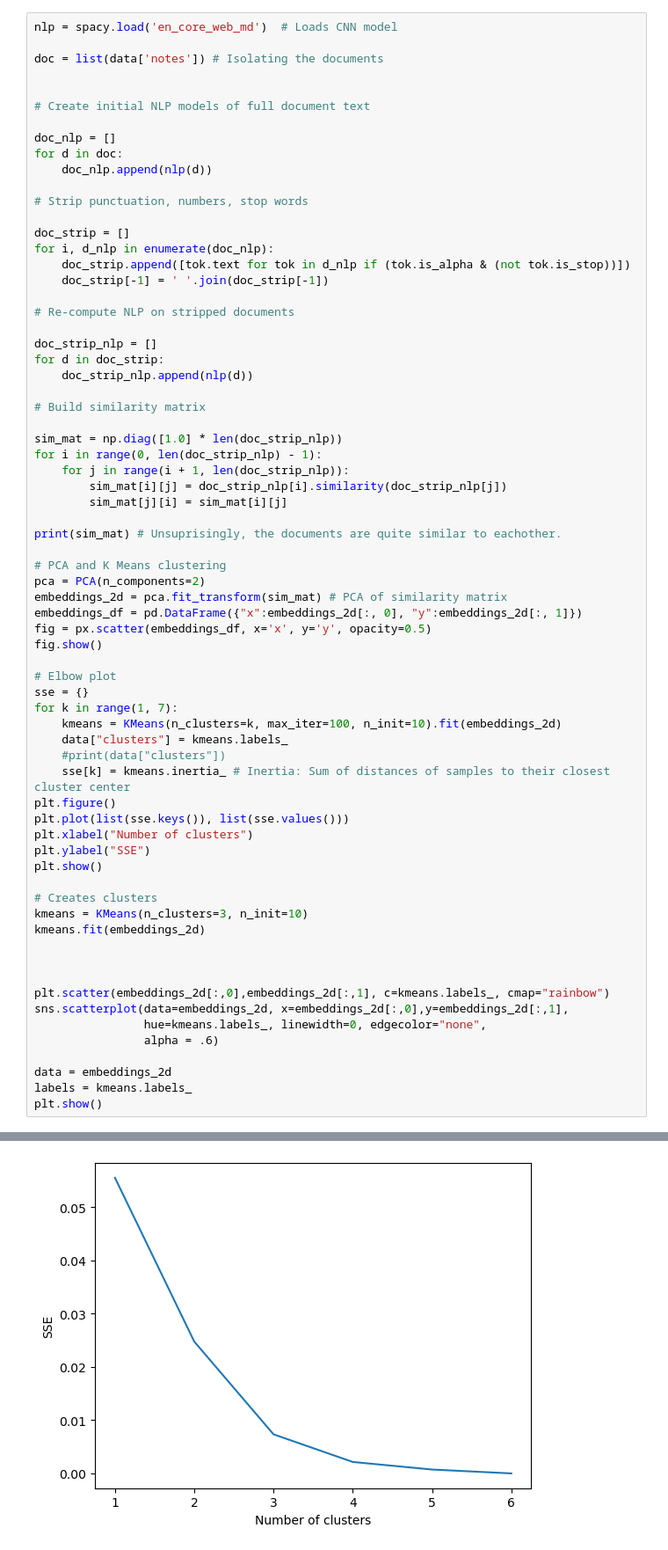
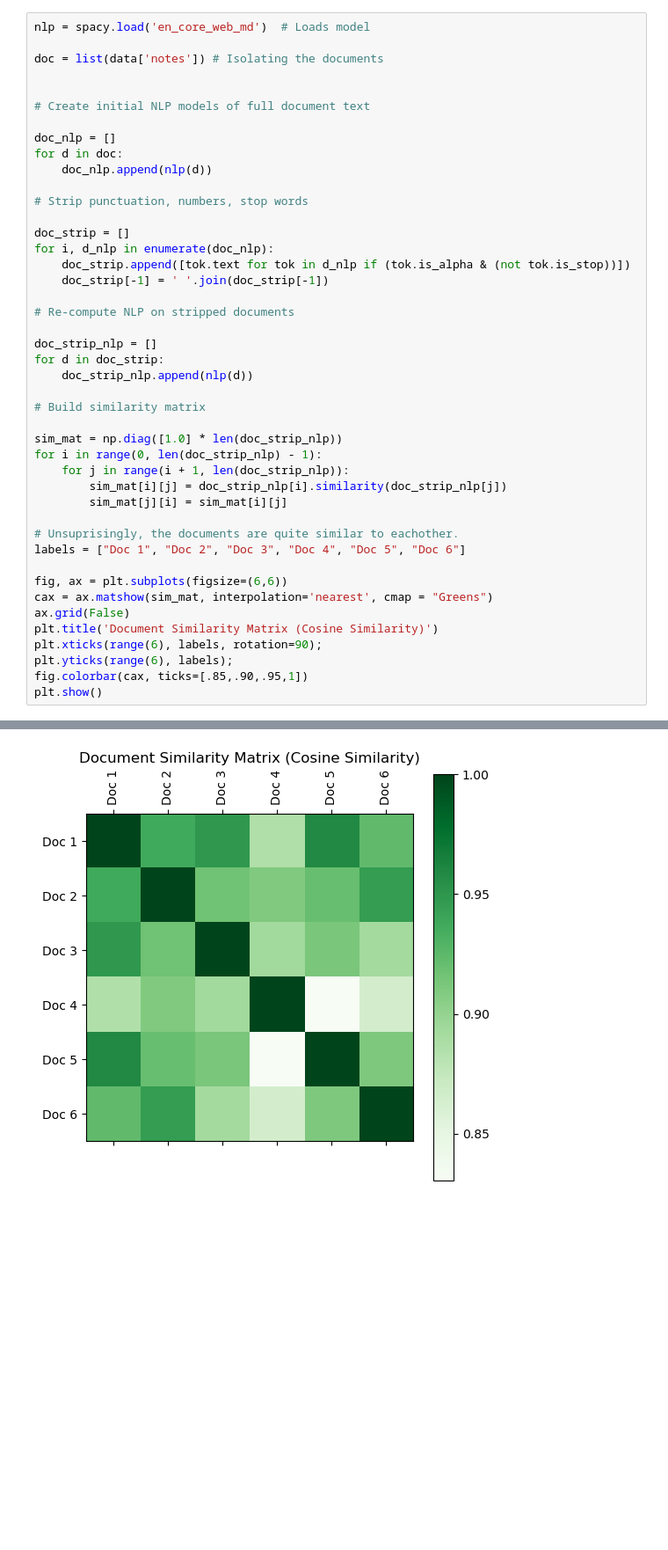
Before and after one commit to brown-science/LinkedIn-NLP, a Jupyter notebook: main.ipynb, the cells around one changed output, grey strips where cells are left out. Shown at 88% size. Drawn from its saved outputs; the diff is of its cells as text; blank space fills up the shorter version.

```diff
--- a/main.ipynb
+++ b/main.ipynb
@@ -41,5 +52,5 @@ plt.show() # Other than the document length, there isn't too much of interest, I
 # %%
-nlp = spacy.load('en_core_web_md')  # Loads CNN model
+nlp = spacy.load('en_core_web_md')  # Loads model
 
 doc = list(data['notes']) # Isolating the documents
 
@@ -71,40 +82,15 @@ for i in range(0, len(doc_strip_nlp) - 1):
         sim_mat[i][j] = doc_strip_nlp[i].similarity(doc_strip_nlp[j])
         sim_mat[j][i] = sim_mat[i][j]
 
-print(sim_mat) # Unsuprisingly, the documents are quite similar to eachother.
+# Unsuprisingly, the documents are quite similar to eachother.
+labels = ["Doc 1", "Doc 2", "Doc 3", "Doc 4", "Doc 5", "Doc 6"]
 
-# PCA and K Means clustering
-pca = PCA(n_components=2)
-embeddings_2d = pca.fit_transform(sim_mat) # PCA of similarity matrix
-embeddings_df = pd.DataFrame({"x":embeddings_2d[:, 0], "y":embeddings_2d[:, 1]})
-fig = px.scatter(embeddings_df, x='x', y='y', opacity=0.5)
-fig.show()
-
-# Elbow plot
-sse = {}
-for k in range(1, 7):
-    kmeans = KMeans(n_clusters=k, max_iter=100, n_init=10).fit(embeddings_2d)
-    data["clusters"] = kmeans.labels_
-    #print(data["clusters"])
-    sse[k] = kmeans.inertia_ # Inertia: Sum of distances of samples to their closest cluster center
-plt.figure()
-plt.plot(list(sse.keys()), list(sse.values()))
-plt.xlabel("Number of clusters")
-plt.ylabel("SSE")
+fig, ax = plt.subplots(figsize=(6,6))
+cax = ax.matshow(sim_mat, interpolation='nearest', cmap = "Greens")
+ax.grid(False)
+plt.title('Document Similarity Matrix (Cosine Similarity)')
+plt.xticks(range(6), labels, rotation=90);
+plt.yticks(range(6), labels);
+fig.colorbar(cax, ticks=[.85,.90,.95,1])
 plt.show()
-
-# Creates clusters
-kmeans = KMeans(n_clusters=3, n_init=10)
-kmeans.fit(embeddings_2d)
-
-
-
-plt.scatter(embeddings_2d[:,0],embeddings_2d[:,1], c=kmeans.labels_, cmap="rainbow")
-sns.scatterplot(data=embeddings_2d, x=embeddings_2d[:,0],y=embeddings_2d[:,1],
-                hue=kmeans.labels_, linewidth=0, edgecolor="none",
-                alpha = .6)
-
-data = embeddings_2d
-labels = kmeans.labels_
-plt.show()
 # %% [output]
@@ -117 +97 @@ plt.show()
-[figure, old version]
+[figure, new version]
```
Also changed, not shown: parts of 14 cells of this notebook, 7 other files.
